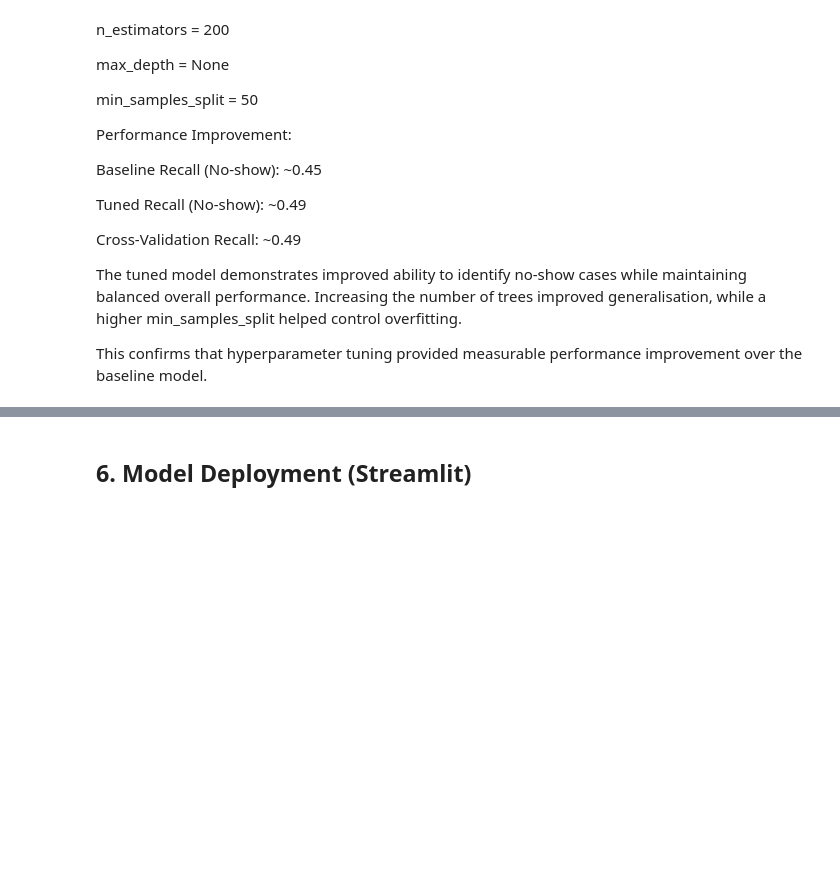
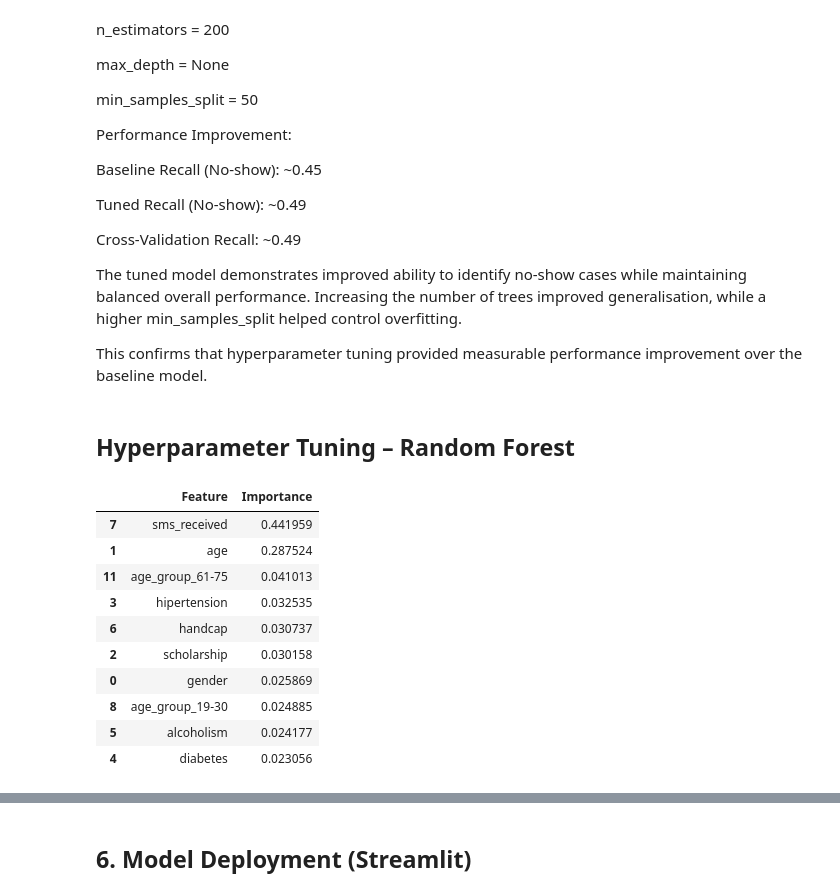
Before and after one commit to 2400024B/Hospital-Appointment-No-Show-MLDP, a Jupyter notebook: notebook/2400024B_hospital_no_show_analysis.ipynb, the cells around one changed output, grey strips where cells are left out. Saved outputs shown, nothing was run; the diff lists cells and outputs as text; code cells hidden in the pictures; blank space fills up the shorter version.

```diff
--- a/notebook/2400024B_hospital_no_show_analysis.ipynb
+++ b/notebook/2400024B_hospital_no_show_analysis.ipynb
@@ -992,3 +992,44 @@ Cross-Validation Recall: ~0.49
 The tuned model demonstrates improved ability to identify no-show cases while maintaining balanced overall performance. Increasing the number of trees improved generalisation, while a higher min_samples_split helped control overfitting.
 
 This confirms that hyperparameter tuning provided measurable performance improvement over the baseline model.
+# %% [markdown]
+## Hyperparameter Tuning – Random Forest
+# %%
+# Feature Importance - Random Forest
+
+import pandas as pd
+import matplotlib.pyplot as plt
+import seaborn as sns
+
+# Use the best random forest model
+rf_final = rf_model   # if you want tuned version later, replace with tuned model
+
+# Extract feature importances
+importances = rf_final.feature_importances_
+
+# Create dataframe
+feature_importance_df = pd.DataFrame({
+    'Feature': X_train.columns,
+    'Importance': importances
+})
+
+# Sort by importance
+feature_importance_df = feature_importance_df.sort_values(
+    by='Importance',
+    ascending=False
+)
+
+# Display top features
+feature_importance_df.head(10)
+# %% [output]
+|  | Feature | Importance |
+| 7 | sms_received | 0.441959 |
+| 1 | age | 0.287524 |
+| 11 | age_group_61-75 | 0.041013 |
+| 3 | hipertension | 0.032535 |
+| 6 | handcap | 0.030737 |
+| 2 | scholarship | 0.030158 |
+| 0 | gender | 0.025869 |
+| 8 | age_group_19-30 | 0.024885 |
+| 5 | alcoholism | 0.024177 |
+| 4 | diabetes | 0.023056 |
```
Also changed, not shown: parts of 8 cells of this notebook.
